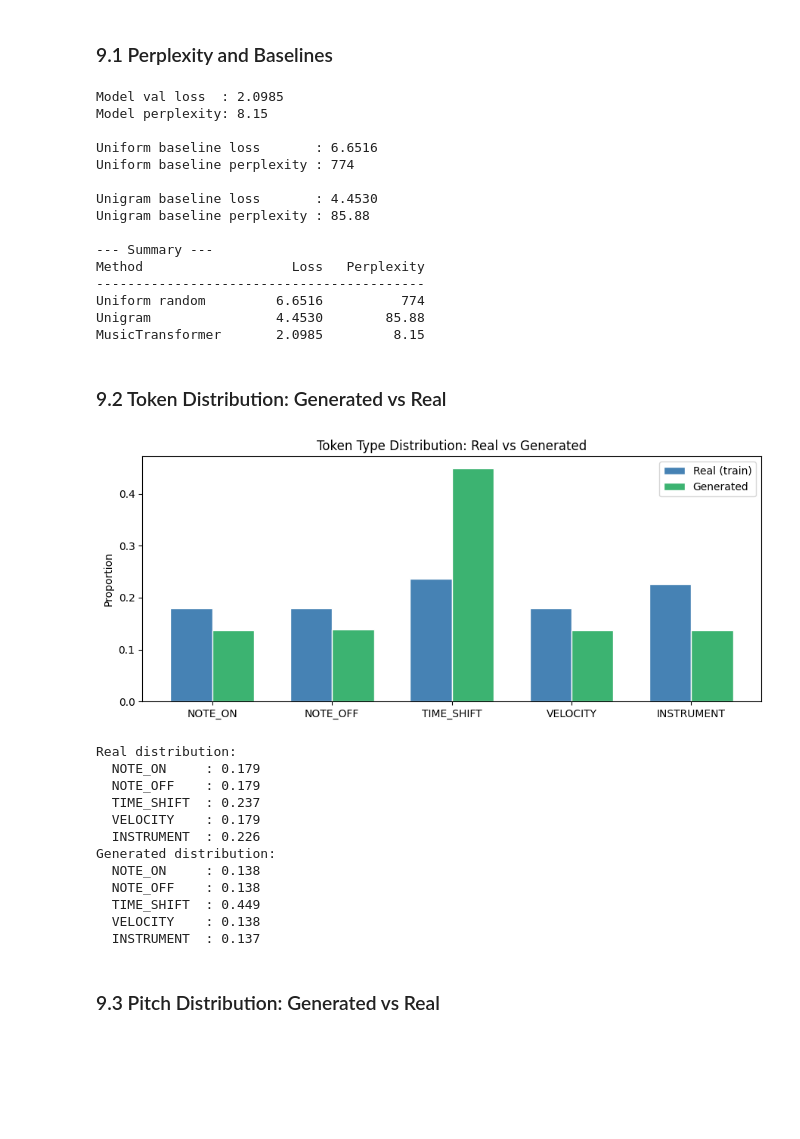
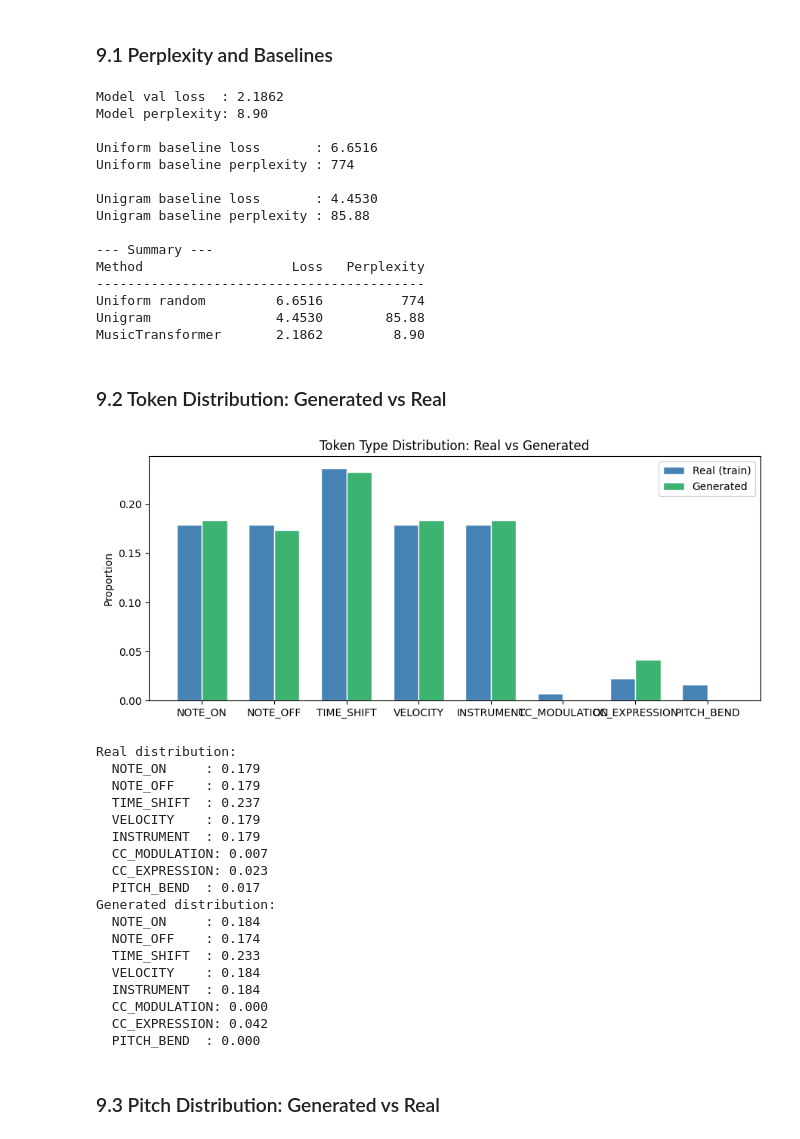
Before and after one commit to JaeHyun-Cha-00/Music_Generation, a Jupyter notebook: workbook.ipynb, the cells around one changed output. Drawn from its saved outputs; the diff is of its cells as text; code cells hidden in the pictures; blank space fills up the shorter version.

```diff
--- a/workbook.ipynb
+++ b/workbook.ipynb
@@ -682,7 +682,7 @@ model = MusicTransformer(
     num_heads   = 8,
     num_layers  = 4,
     ff_dim      = 1024,
-    dropout     = 0.05,
+    dropout     = 0.1,
     max_seq_len = 512,
 ).to(device)
 
@@ -698,8 +698,8 @@ Total parameters: 3,687,174
 # %% [markdown]
 ## 7. Training
 # %%
-LEARNING_RATE  = 0.001
-MAX_STEPS      = 30000
+LEARNING_RATE  = 0.002
+MAX_STEPS      = 20000
 WARMUP_STEPS   = 1000
 VAL_EVERY      = 1000
 SAVE_EVERY     = 5000
@@ -882,8 +882,8 @@ print(f"{'Uniform random':<20} {uniform_loss:>8.4f} {uniform_ppl:>12}")
 print(f"{'Unigram':<20} {unigram_loss:>8.4f} {unigram_ppl:>12.2f}")
 print(f"{'MusicTransformer':<20} {val_loss:>8.4f} {model_ppl:>12.2f}")
 # %% [output]
-Model val loss  : 2.0985
-Model perplexity: 8.15
+Model val loss  : 2.1862
+Model perplexity: 8.90
 
 Uniform baseline loss       : 6.6516
 Uniform baseline perplexity : 774
@@ -896,7 +896,7 @@ Method                   Loss   Perplexity
 ------------------------------------------
 Uniform random         6.6516          774
 Unigram                4.4530        85.88
-MusicTransformer       2.0985         8.15
+MusicTransformer       2.1862         8.90
 # %% [markdown]
 ### 9.2 Token Distribution: Generated vs Real
 # %%
@@ -906,7 +906,8 @@ gen_tokens = generate(model, seed, n_tokens=5000, temperature=1.0, top_k=15)
 gen_tokens = np.array(gen_tokens)
 
 def get_type_counts(tokens):
-    counts = {'NOTE_ON': 0, 'NOTE_OFF': 0, 'TIME_SHIFT': 0, 'VELOCITY': 0, 'INSTRUMENT': 0}
+    counts = {'NOTE_ON': 0, 'NOTE_OFF': 0, 'TIME_SHIFT': 0, 'VELOCITY': 0, 'INSTRUMENT': 0,
+             'CC_MODULATION': 0, 'CC_EXPRESSION': 0, 'PITCH_BEND': 0 }
     for t in tokens:
         if t < NOTE_OFF_OFFSET:
             counts['NOTE_ON']    += 1
@@ -916,53 +917,65 @@ def get_type_counts(tokens):
             counts['TIME_SHIFT'] += 1
         elif t < INSTRUMENT_OFFSET:
             counts['VELOCITY']   += 1
+        elif t < CC_MODULATION_OFFSET:
+            counts['INSTRUMENT'] += 1
+        elif t < CC_EXPRESSION_OFFSET:
+            counts['CC_MODULATION'] += 1
+        elif t < PITCH_BEND_OFFSET:
+            counts['CC_EXPRESSION'] += 1
         else:
-            counts['INSTRUMENT'] += 1
+            counts['PITCH_BEND'] += 1
     total = sum(counts.values())
     return {k: v / total for k, v in counts.items()}
 
 real_dist = get_type_counts(train_tokens)
 gen_dist  = get_type_counts(gen_tokens)
 
 labels = list(real_dist.keys())
 real_vals = [real_dist[k] for k in labels]
 gen_vals  = [gen_dist[k]  for k in labels]
 
 x = np.arange(len(labels))
 width = 0.35
 
 fig, ax = plt.subplots(figsize=(9, 4))
 ax.bar(x - width/2, real_vals, width, label='Real (train)', color='steelblue',     edgecolor='white')
 ax.bar(x + width/2, gen_vals,  width, label='Generated',    color='mediumseagreen', edgecolor='white')
 ax.set_xticks(x)
 ax.set_xticklabels(labels)
 ax.set_title("Token Type Distribution: Real vs Generated")
 ax.set_ylabel("Proportion")
 ax.legend()
 plt.tight_layout()
 plt.savefig("eval_token_dist.png", dpi=150, bbox_inches='tight')
 plt.show()
 
 print("Real distribution:")
 for k, v in real_dist.items():
     print(f"  {k:<12}: {v:.3f}")
 print("Generated distribution:")
 for k, v in gen_dist.items():
     print(f"  {k:<12}: {v:.3f}")
 # %% [output]
-[figure, old version]
+[figure, new version]
 Real distribution:
   NOTE_ON     : 0.179
   NOTE_OFF    : 0.179
   TIME_SHIFT  : 0.237
   VELOCITY    : 0.179
-  INSTRUMENT  : 0.226
+  INSTRUMENT  : 0.179
+  CC_MODULATION: 0.007
+  CC_EXPRESSION: 0.023
+  PITCH_BEND  : 0.017
 Generated distribution:
-  NOTE_ON     : 0.138
-  NOTE_OFF    : 0.138
-  TIME_SHIFT  : 0.449
-  VELOCITY    : 0.138
-  INSTRUMENT  : 0.137
+  NOTE_ON     : 0.184
+  NOTE_OFF    : 0.174
+  TIME_SHIFT  : 0.233
+  VELOCITY    : 0.184
+  INSTRUMENT  : 0.184
+  CC_MODULATION: 0.000
+  CC_EXPRESSION: 0.042
+  PITCH_BEND  : 0.000
 # %% [markdown]
 ### 9.3 Pitch Distribution: Generated vs Real
 # %%
```
Also changed, not shown: parts of 4 cells of this notebook, 3 other files.
